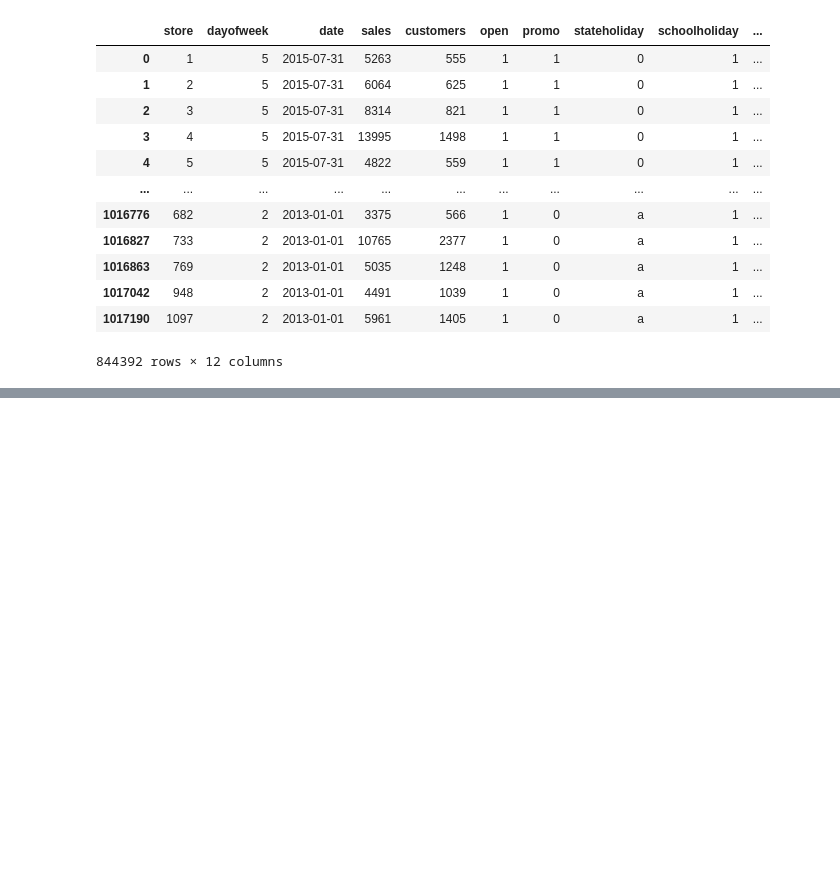
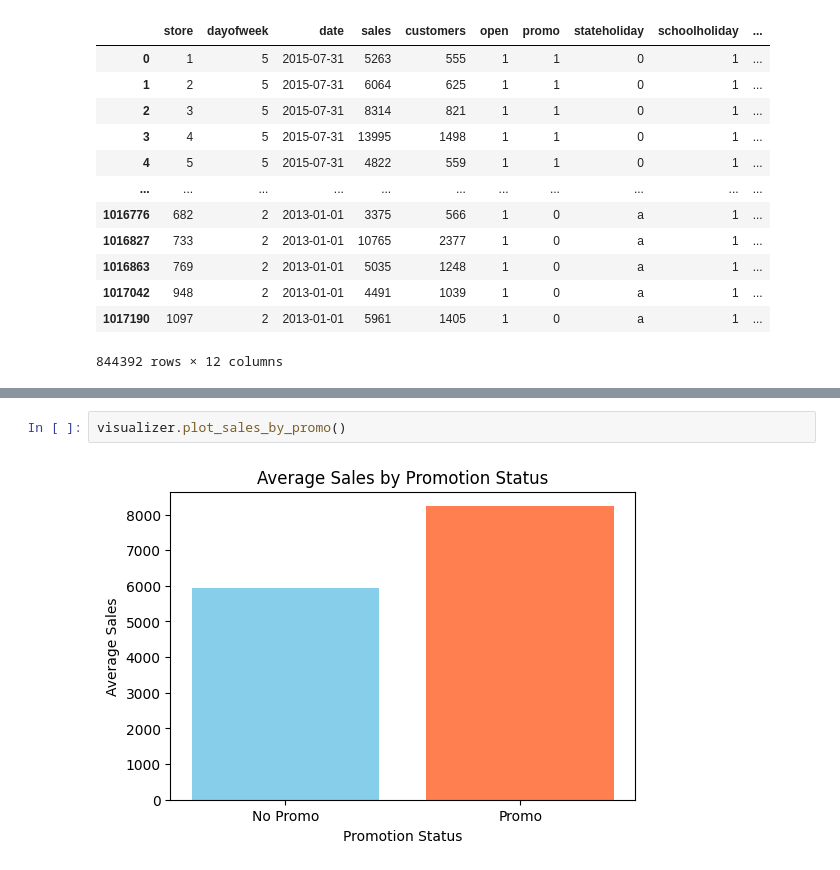
Before and after one commit to readulislamtamim/sales-forecasting, a Jupyter notebook: notebooks/main.ipynb, the cells around one changed output, grey strips where cells are left out. Cells and saved outputs as stored; diff of their text form; blank space fills up the shorter version.

```diff
--- a/notebooks/main.ipynb
+++ b/notebooks/main.ipynb
@@ -344,0 +367,4 @@ AttributeError: 'DataFrame' object has no attribute 'sort_value'
+# %%
+visualizer.plot_sales_by_promo()
+# %% [output]
+[figure, added]
```
Also changed, not shown: parts of 6 cells of this notebook, 1 other file.
